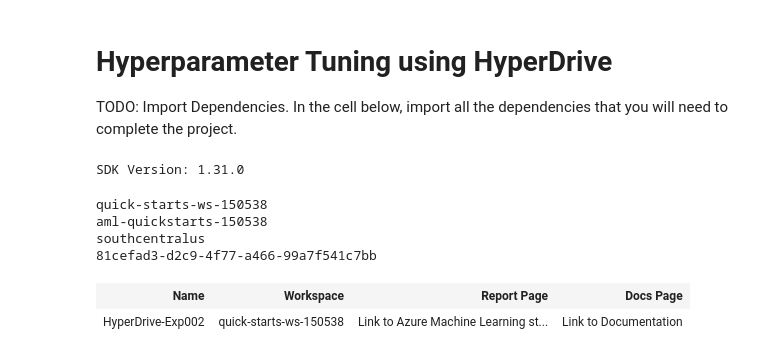
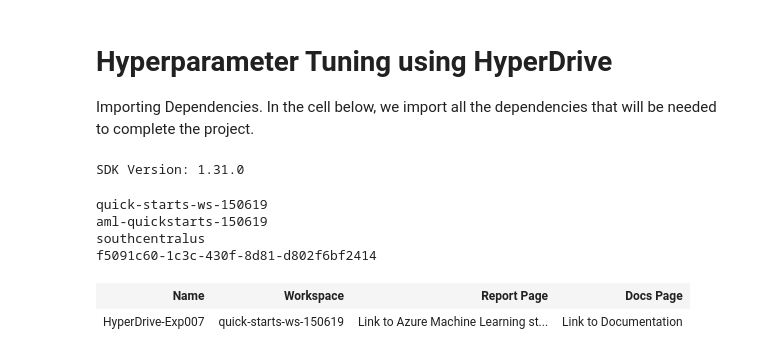
Before and after one commit to RollyAngell/ML-Azure-Udacity, a Jupyter notebook: Project 3 - Casptone Project AutoML vs HyperDrive/hyperparameter_tuning.ipynb, the cells around one changed output. Saved outputs shown, nothing was run; the diff lists cells and outputs as text; code cells hidden in the pictures.

Commit message:
update hyperdrive

```diff
--- a/Project 3 - Casptone Project AutoML vs HyperDrive/hyperparameter_tuning.ipynb
+++ b/Project 3 - Casptone Project AutoML vs HyperDrive/hyperparameter_tuning.ipynb
@@ -1,7 +1,6 @@
 # %% [markdown]
 # Hyperparameter Tuning using HyperDrive
-
-TODO: Import Dependencies. In the cell below, import all the dependencies that you will need to complete the project.
+Importing Dependencies. In the cell below, we import all the dependencies that will be needed to complete the project.
 # %%
 import logging
 import os
@@ -28,25 +43,25 @@ SDK Version: 1.31.0
 # %%
 # creating a hyperdrive experiment in our workspace
 
 # initializing a workspace
 ws = Workspace.from_config()
 print(ws.name, ws.resource_group, ws.location, ws.subscription_id, sep='\n')
 
 # choosing a name for experiment
-experiment_name = 'HyperDrive-Exp002'
+experiment_name = 'HyperDrive-Exp007'
 project_folder = './HyperDrive-pipeline-project'
 
 # creating the experiment
 experiment=Experiment(ws, experiment_name)
 experiment.start_logging()
 experiment
 # %% [output]
-quick-starts-ws-150538
-aml-quickstarts-150538
+quick-starts-ws-150619
+aml-quickstarts-150619
 southcentralus
-81cefad3-d2c9-4f77-a466-99a7f541c7bb
+f5091c60-1c3c-430f-8d81-d802f6bf2414
 | Name | Workspace | Report Page | Docs Page |
-| HyperDrive-Exp002 | quick-starts-ws-150538 | Link to Azure Machine Learning st... | Link to Documentation |
+| HyperDrive-Exp007 | quick-starts-ws-150619 | Link to Azure Machine Learning st... | Link to Documentation |
 # %%
 # creating an AMLCompute cluster for running the experiment
 
```
Also changed, not shown: parts of 28 cells of this notebook.
